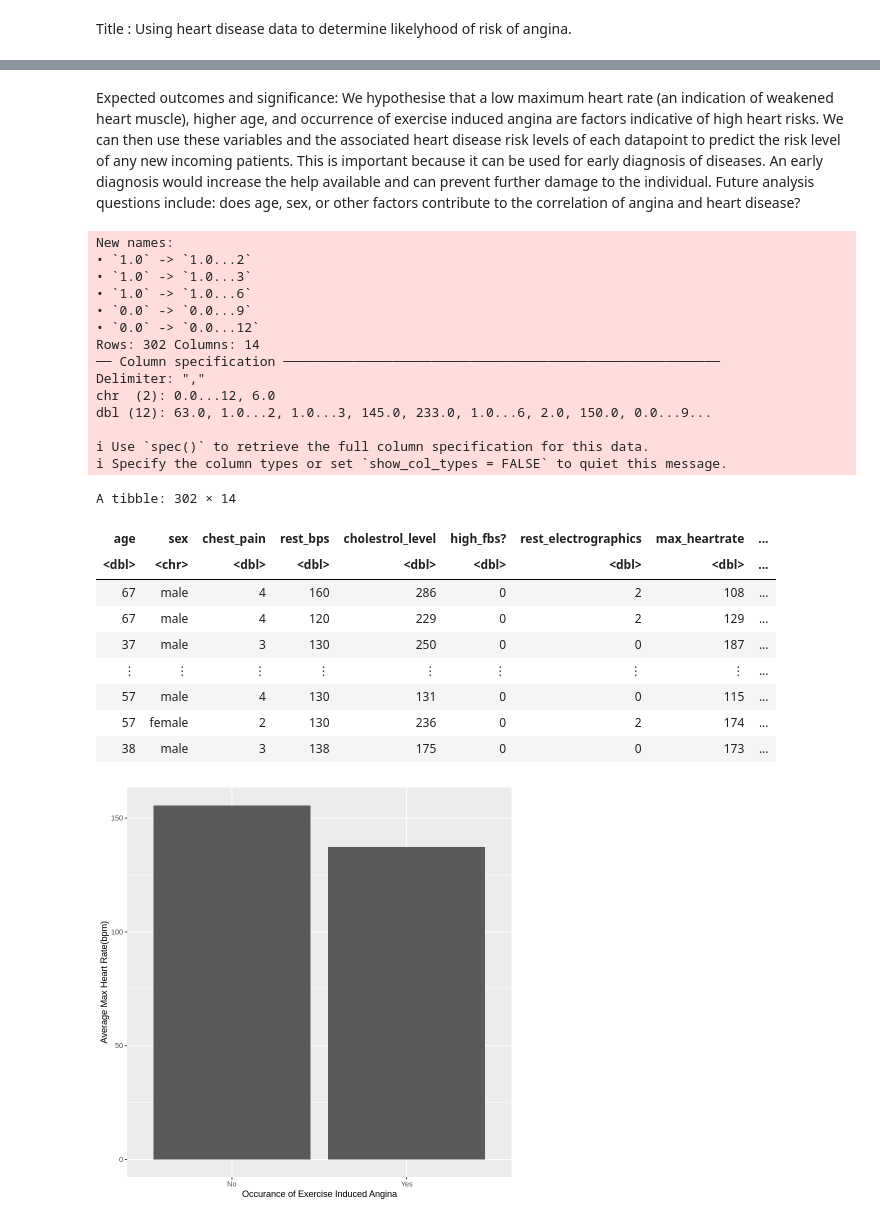
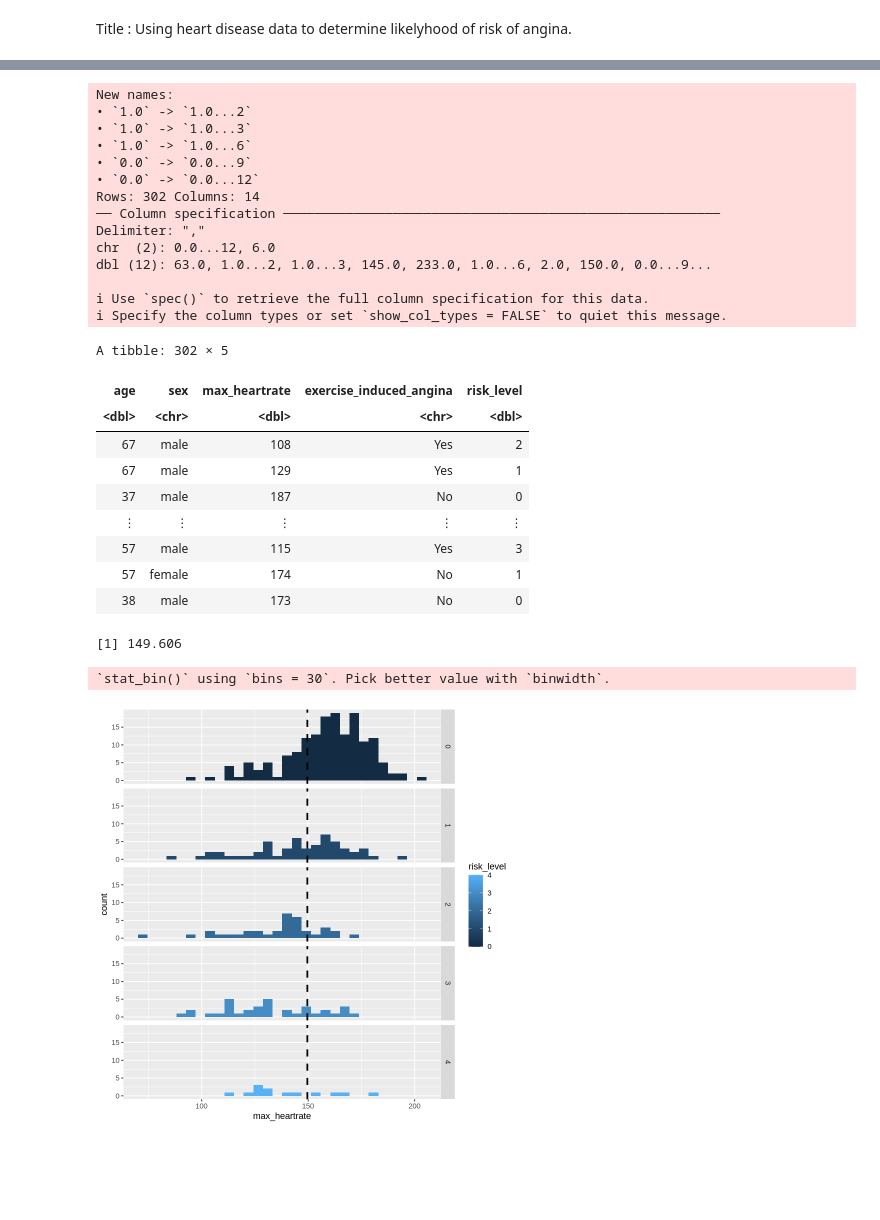
Before and after one commit to samdang03/DSCI-100_2022w2-Group-006, a Jupyter notebook: Cleveland_Heart_Data.ipynb, the cells around one changed output, grey strips where cells are left out. Saved outputs shown, nothing was run; the diff lists cells and outputs as text; code cells hidden in the pictures; blank space fills up the shorter version.

Commit message:
Edited intro, methods. Added bar graph from plots file.

```diff
--- a/Cleveland_Heart_Data.ipynb
+++ b/Cleveland_Heart_Data.ipynb
@@ -41,3 +39,0 @@ Our columns for analysis will consist of exercise_induced_angina and avg_max_hea
-# %% [markdown]
-Expected outcomes and significance:
-We hypothesise that a low maximum heart rate (an indication of weakened heart muscle), higher age, and occurrence of exercise induced angina are factors indicative of high heart risks. We can then use these variables and the associated heart disease risk levels of each datapoint to predict the risk level of any new incoming patients. This is important because it can be used for early diagnosis of diseases. An early diagnosis would increase the help available and can prevent further damage to the individual. Future analysis questions include: does age, sex, or other factors contribute to the correlation of angina and heart disease?
@@ -47,10 +45,11 @@ colnames(cleveland_data)<-c("age","sex","chest_pain","rest_bps","cholestrol_leve
                             "rest_electrographics","max_heartrate","exercise_induced_angina","oldpeak","slope",
                             "colored_major_vessels","thal","risk_level")
                             #Note, generally 0=no issue and 1-4=problem
-cleveland_cat_data<-cleveland_data|>
+cleveland_data<-cleveland_data|>
+                    select(age, sex, max_heartrate, exercise_induced_angina,risk_level)|>
                     mutate(exercise_induced_angina=case_when(exercise_induced_angina==0~"No",exercise_induced_angina==1~"Yes"))|>
                     mutate(sex=case_when(sex==0~"female",sex==1~"male"))
-cleveland_cat_data
+cleveland_data
 # %% [output]
 New names:
 • `1.0` -> `1.0...2`
@@ -66,26 +65,31 @@ dbl (12): 63.0, 1.0...2, 1.0...3, 145.0, 233.0, 1.0...6, 2.0, 150.0, 0.0...9...
 
 ℹ Use `spec()` to retrieve the full column specification for this data.
 ℹ Specify the column types or set `show_col_types = FALSE` to quiet this message.
-A tibble: 302 × 14
+A tibble: 302 × 5
-| age | sex | chest_pain | rest_bps | cholestrol_level | high_fbs? | rest_electrographics | max_heartrate | ... |
-| <dbl> | <chr> | <dbl> | <dbl> | <dbl> | <dbl> | <dbl> | <dbl> | ... |
-| 67 | male | 4 | 160 | 286 | 0 | 2 | 108 | ... |
-| 67 | male | 4 | 120 | 229 | 0 | 2 | 129 | ... |
-| 37 | male | 3 | 130 | 250 | 0 | 0 | 187 | ... |
-| ⋮ | ⋮ | ⋮ | ⋮ | ⋮ | ⋮ | ⋮ | ⋮ | ... |
-| 57 | male | 4 | 130 | 131 | 0 | 0 | 115 | ... |
-| 57 | female | 2 | 130 | 236 | 0 | 2 | 174 | ... |
-| 38 | male | 3 | 138 | 175 | 0 | 0 | 173 | ... |
+| age | sex | max_heartrate | exercise_induced_angina | risk_level |
+| <dbl> | <chr> | <dbl> | <chr> | <dbl> |
+| 67 | male | 108 | Yes | 2 |
+| 67 | male | 129 | Yes | 1 |
+| 37 | male | 187 | No | 0 |
+| ⋮ | ⋮ | ⋮ | ⋮ | ⋮ |
+| 57 | male | 115 | Yes | 3 |
+| 57 | female | 174 | No | 1 |
+| 38 | male | 173 | No | 0 |
 # %%
-cleveland_avg_data<-cleveland_cat_data|>
-                select(max_heartrate, exercise_induced_angina)|>
-                group_by(exercise_induced_angina)|>
-                summarize("avg_max_heartrate"=mean(max_heartrate, na.rm=TRUE))
+avg_heart_rate <- cleveland_data |>
+                summarize(mean = mean(max_heartrate)) |>
+                pull()
 
-cleveland_maxrate<-cleveland_avg_data|>
-                    ggplot(aes(x=exercise_induced_angina,y=avg_max_heartrate))+
-                    geom_bar(stat="identity")+
-                    labs(x="Occurance of Exercise Induced Angina",y="Average Max Heart Rate(bpm)")
-cleveland_maxrate
+avg_heart_rate
+
+angina_risk <- cleveland_data |>
+            ggplot(aes(max_heartrate, fill = risk_level)) +
+            geom_histogram() +
+            facet_grid(rows = vars(risk_level)) +
+            geom_vline(xintercept = avg_heart_rate, linetype = "dashed", size = 1.0)
+
+angina_risk
 # %% [output]
+[1] 149.606
+`stat_bin()` using `bins = 30`. Pick better value with `binwidth`.
-[figure, old version]
+[figure, new version]
```
Also changed, not shown: parts of 4 cells of this notebook.
